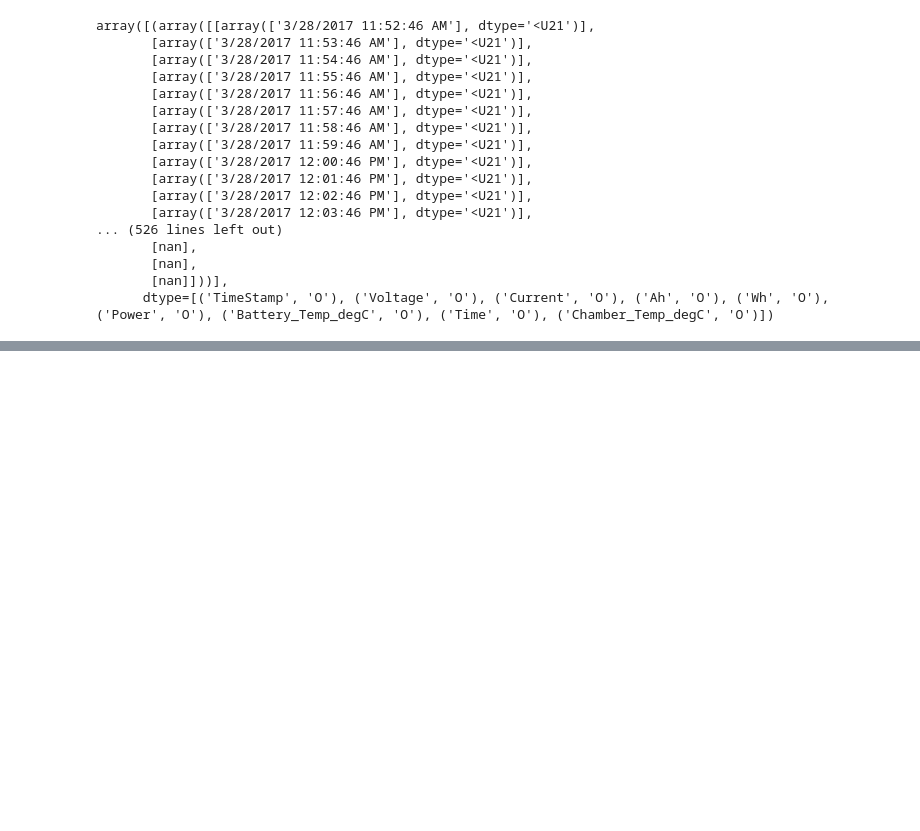
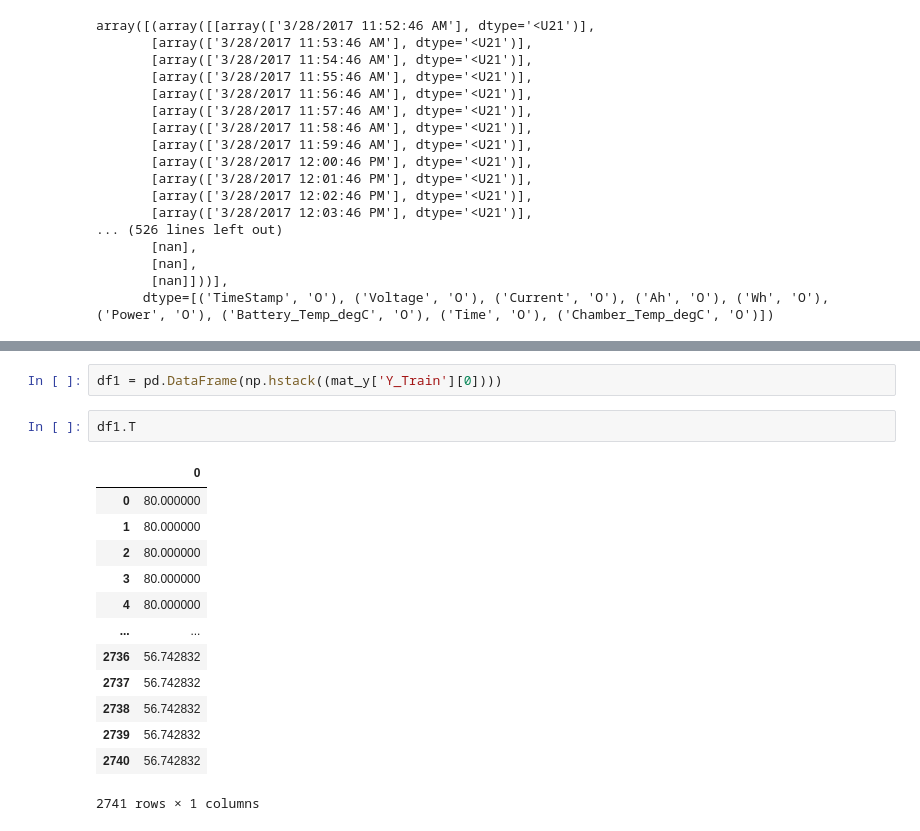
Before and after one commit to pierredm1/4th-Year-Imperial-Thesis, a Jupyter notebook: notebooks/v2-NoTemp.ipynb, the cells around one changed output, grey strips where cells are left out. Cells and saved outputs as stored; diff of their text form; blank space fills up the shorter version.

```diff
--- a/notebooks/v2-NoTemp.ipynb
+++ b/notebooks/v2-NoTemp.ipynb
@@ -493,0 +695,18 @@ array([(array([[array(['3/28/2017 11:52:46 AM'], dtype='<U21')],
+# %%
+df1 = pd.DataFrame(np.hstack((mat_y['Y_Train'][0])))
+# %%
+df1.T
+# %% [output]
+|  | 0 |
+| 0 | 80.000000 |
+| 1 | 80.000000 |
+| 2 | 80.000000 |
+| 3 | 80.000000 |
+| 4 | 80.000000 |
+| ... | ... |
+| 2736 | 56.742832 |
+| 2737 | 56.742832 |
+| 2738 | 56.742832 |
+| 2739 | 56.742832 |
+| 2740 | 56.742832 |
+2741 rows × 1 columns
```
Also changed, not shown: parts of 21 cells of this notebook, 4 other files.
